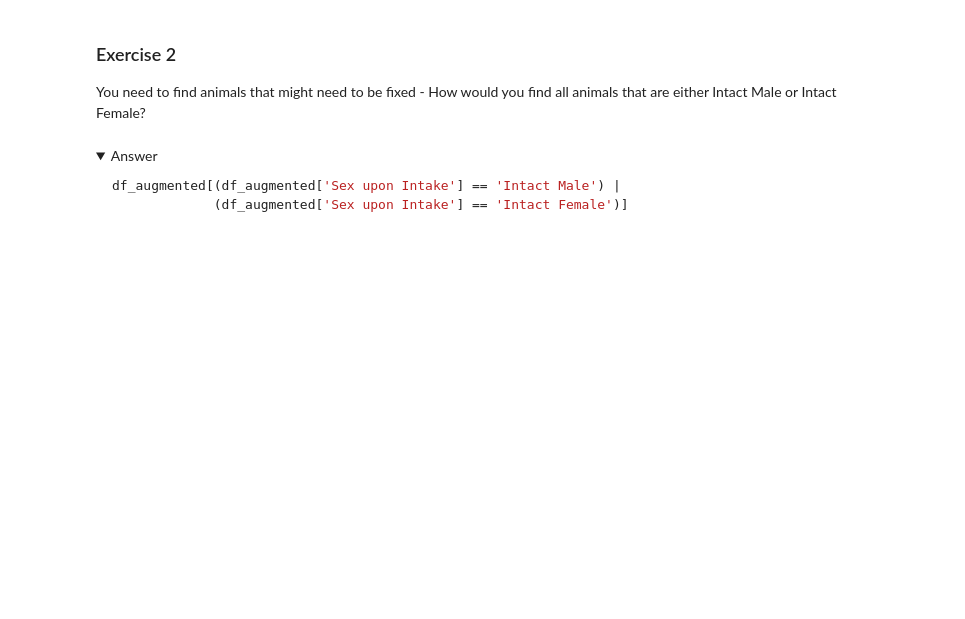
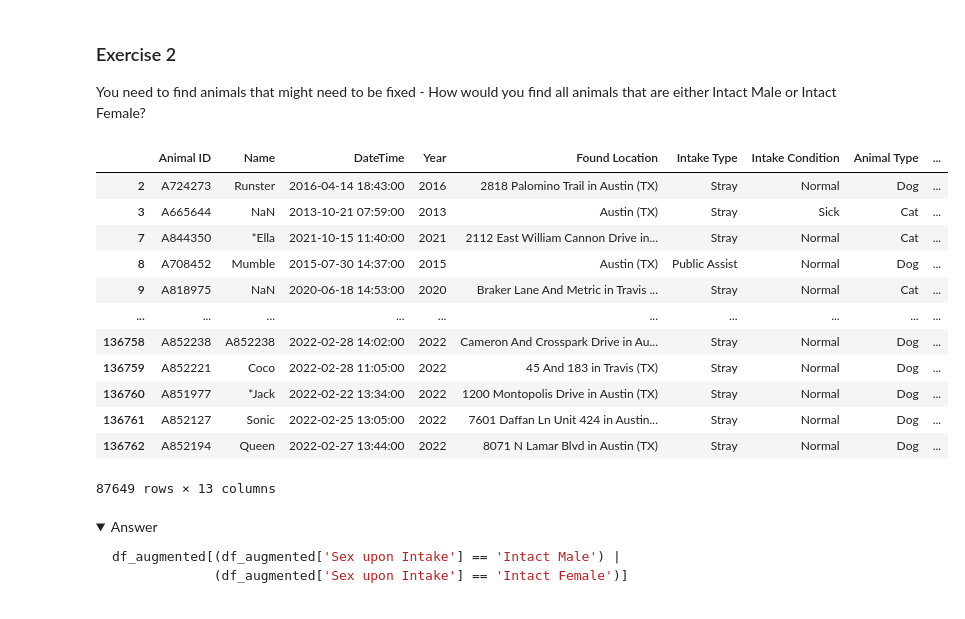
Before and after one commit to virgiliaantonucci/NYC-DS-080723, a Jupyter notebook: Phase1/Topic4.1_Pandas_DataFrames.ipynb, the cells around one changed output. Saved outputs shown, nothing was run; the diff lists cells and outputs as text; code cells hidden in the pictures; folded sections open; blank space fills up the shorter version.

```diff
--- a/Phase1/Topic4.1_Pandas_DataFrames.ipynb
+++ b/Phase1/Topic4.1_Pandas_DataFrames.ipynb
@@ -334,3 +700,22 @@ You need to find animals that might need to be fixed - How would you find all an
+# %%
+# Your code here
+df_augmented[(df_augmented['Sex upon Intake'] == 'Intact Male') |
+             (df_augmented['Sex upon Intake'] == 'Intact Female')]
+#review why I have to write df_augmented so many times
+# %% [output]
+|  | Animal ID | Name | DateTime | Year | Found Location | Intake Type | Intake Condition | Animal Type | ... |
+| 2 | A724273 | Runster | 2016-04-14 18:43:00 | 2016 | 2818 Palomino Trail in Austin (TX) | Stray | Normal | Dog | ... |
+| 3 | A665644 | NaN | 2013-10-21 07:59:00 | 2013 | Austin (TX) | Stray | Sick | Cat | ... |
+| 7 | A844350 | *Ella | 2021-10-15 11:40:00 | 2021 | 2112 East William Cannon Drive in... | Stray | Normal | Cat | ... |
+| 8 | A708452 | Mumble | 2015-07-30 14:37:00 | 2015 | Austin (TX) | Public Assist | Normal | Dog | ... |
+| 9 | A818975 | NaN | 2020-06-18 14:53:00 | 2020 | Braker Lane And Metric in Travis ... | Stray | Normal | Cat | ... |
+| ... | ... | ... | ... | ... | ... | ... | ... | ... | ... |
+| 136758 | A852238 | A852238 | 2022-02-28 14:02:00 | 2022 | Cameron And Crosspark Drive in Au... | Stray | Normal | Dog | ... |
+| 136759 | A852221 | Coco | 2022-02-28 11:05:00 | 2022 | 45 And 183 in Travis (TX) | Stray | Normal | Dog | ... |
+| 136760 | A851977 | *Jack | 2022-02-22 13:34:00 | 2022 | 1200 Montopolis Drive in Austin (TX) | Stray | Normal | Dog | ... |
+| 136761 | A852127 | Sonic | 2022-02-25 13:05:00 | 2022 | 7601 Daffan Ln Unit 424 in Austin... | Stray | Normal | Dog | ... |
+| 136762 | A852194 | Queen | 2022-02-27 13:44:00 | 2022 | 8071 N Lamar Blvd in Austin (TX) | Stray | Normal | Dog | ... |
+87649 rows × 13 columns
 # %% [markdown]
 <details>
     <summary>Answer</summary>
```
Also changed, not shown: parts of 44 cells of this notebook.
